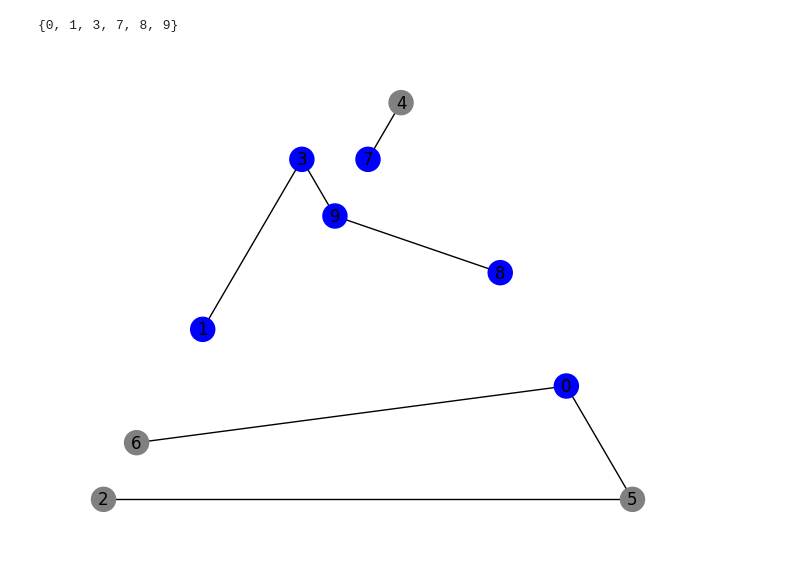
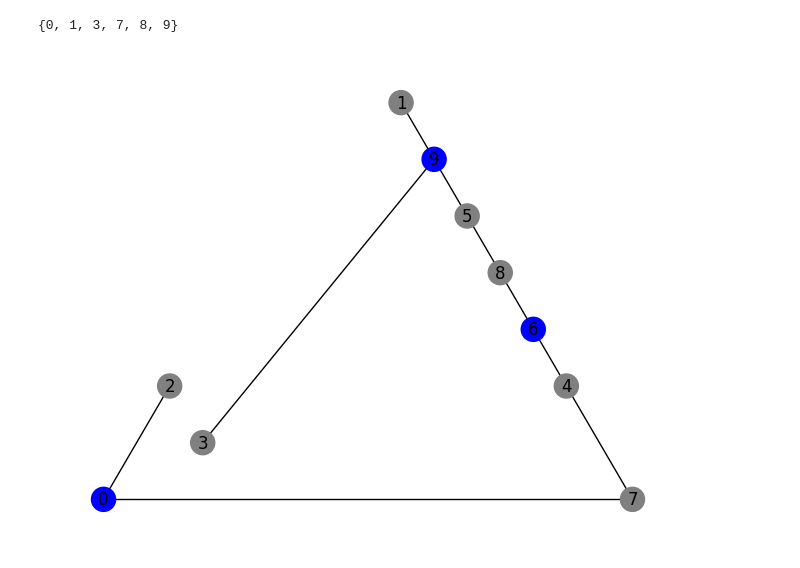
Before and after one commit to osnieltx/gnn-co, a Jupyter notebook: validation/visualizar.ipynb, the cells around one changed output. Cells and saved outputs as stored; diff of their text form; code cells hidden in the pictures.

```diff
--- a/validation/visualizar.ipynb
+++ b/validation/visualizar.ipynb
@@ -18,8 +18,8 @@ from torch import tensor
 from graph import create_graph
 
 n = 10
-incidence_matriz = tensor([[2, 3, 5, 8, 9, 9, 0, 5, 1, 3, 4, 7, 6, 0],
-        [5, 9, 2, 9, 3, 8, 5, 0, 3, 1, 7, 4, 0, 6]])
+incidence_matriz = tensor([[0, 3, 4, 4, 5, 5, 6, 6, 7, 7, 8, 8, 9, 9, 1, 9, 2, 0],
+        [7, 9, 6, 7, 8, 9, 4, 8, 0, 4, 5, 6, 3, 5, 9, 1, 0, 2]])
 # incidence_matriz = create_graph(n)
 
 g_n = nx.from_edgelist(incidence_matriz.T.tolist())
@@ -35,10 +35,10 @@ print(s)
 # %%
 try:
     layout = nx.planar_layout(g_n)
 except:
     layout = nx.drawing.spring_layout(g_n)
 
-node_colors = ['blue' if n in s else 'gray' for n in g_n]
+node_colors = ['blue' if n in {0, 9, 6} else 'gray' for n in g_n]
 nx.draw(g_n, with_labels=True, node_color=node_colors, pos=layout)
 # %% [output]
-[figure, old version]
+[figure, new version]
```
Also changed, not shown: 18 other files.
